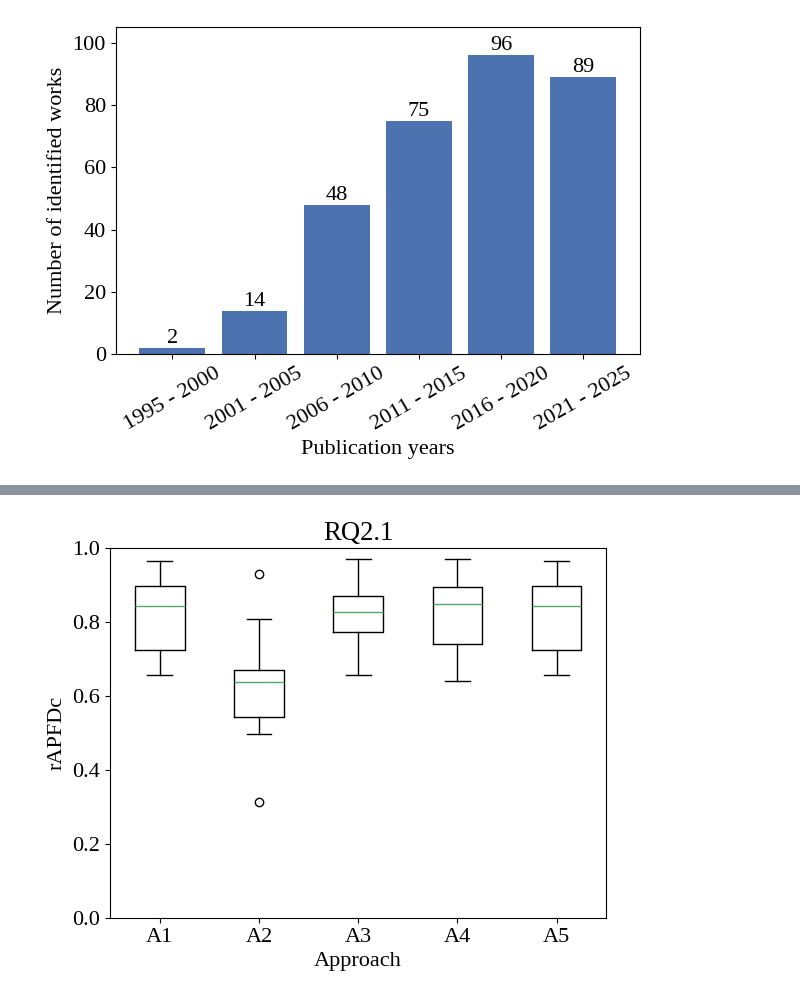
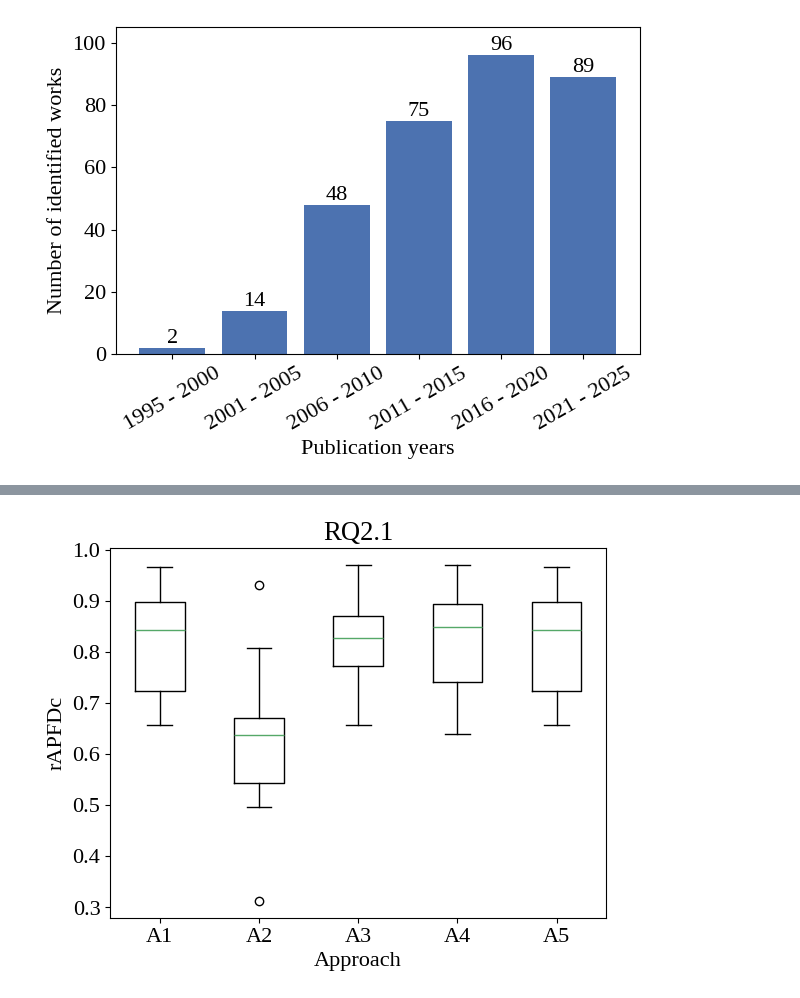
Before and after one commit to LechMadeyski/MSc25TomaszChojnacki, a Jupyter notebook: figures/figures.ipynb, the cells around one changed output, grey strips where cells are left out. Saved outputs shown, nothing was run; the diff lists cells and outputs as text; code cells hidden in the pictures.

```diff
--- a/figures/figures.ipynb
+++ b/figures/figures.ipynb
@@ -25,0 +39,11 @@ plt.savefig("./out/sr-per-year.pdf")
+# %%
+with Path.open("../tcp-framework/out/rq12.json", "r") as f:
+    rq = json.load(f)
+values = [[sum(ds[ai]) / len(ds[ai]) for ds in rq.values()] for ai in range(2)]
+plt.clf()
+plt.title("RQ1.2")
+plt.xlabel("Approach")
+plt.ylabel("rAPFD")
+# plt.ylim(bottom=0.0, top=1.0)
+plt.boxplot(values, tick_labels=["A1", "A2"])
+plt.savefig("./out/rq12.pdf")
@@ -25,0 +52,11 @@ plt.savefig("./out/sr-per-year.pdf")
+# %%
+with Path.open("../tcp-framework/out/rq13.json", "r") as f:
+    rq = json.load(f)
+values = [[sum(ds[ai]) / len(ds[ai]) for ds in rq.values()] for ai in range(3)]
+plt.clf()
+plt.title("RQ1.3")
+plt.xlabel("Approach")
+plt.ylabel("rAPFD")
+# plt.ylim(bottom=0.0, top=1.0)
+plt.boxplot(values, tick_labels=["A1", "A2", "A3"])
+plt.savefig("./out/rq13.pdf")
@@ -25,0 +65,11 @@ plt.savefig("./out/sr-per-year.pdf")
+# %%
+with Path.open("../tcp-framework/out/rq14.json", "r") as f:
+    rq = json.load(f)
+values = [[sum(ds[ai]) / len(ds[ai]) for ds in rq.values()] for ai in range(4)]
+plt.clf()
+plt.title("RQ1.4")
+plt.xlabel("Approach")
+plt.ylabel("rAPFD")
+# plt.ylim(bottom=0.0, top=1.0)
+plt.boxplot(values, tick_labels=["A1", "A2", "A3", "A4"])
+plt.savefig("./out/rq14.pdf")
@@ -26,13 +78,13 @@ plt.savefig("./out/sr-per-year.pdf")
 # %%
 with Path.open("../tcp-framework/out/rq21.json", "r") as f:
-    rq21 = json.load(f)
-values = [[sum(ds[ai]) / len(ds[ai]) for ds in rq21.values()] for ai in range(5)]
+    rq = json.load(f)
+values = [[sum(ds[ai]) / len(ds[ai]) for ds in rq.values()] for ai in range(5)]
 plt.clf()
 plt.title("RQ2.1")
 plt.xlabel("Approach")
 plt.ylabel("rAPFDc")
-plt.ylim(bottom=0.0, top=1.0)
+# plt.ylim(bottom=0.0, top=1.0)
 plt.boxplot(values, tick_labels=["A1", "A2", "A3", "A4", "A5"])
 plt.savefig("./out/rq21.pdf")
 # %% [output]
-[figure, old version]
+[figure, new version]
```
Also changed, not shown: parts of 5 cells of this notebook, 9 other files.
